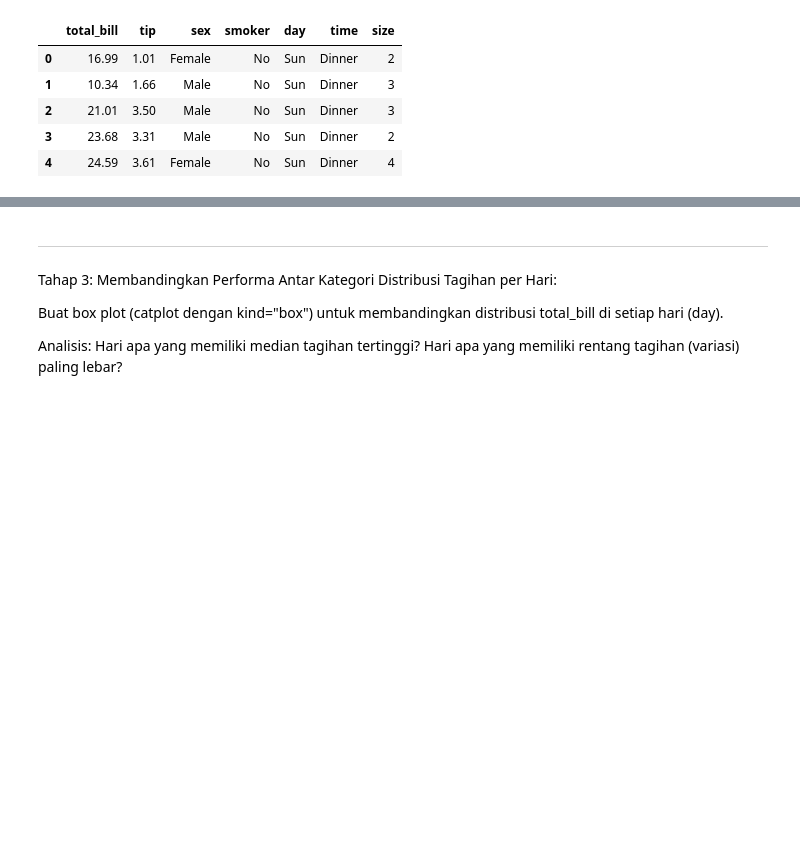
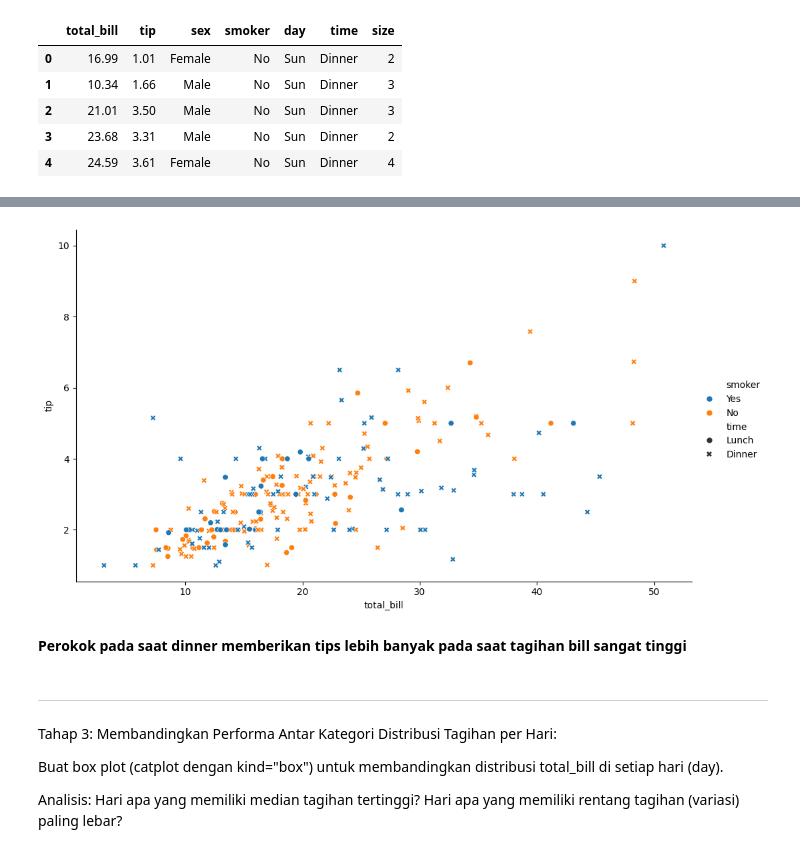
Before and after one commit to Aris0506/Python-Data-Analysis-Project-learning-journey, a Jupyter notebook: 00 mini project/07 Introduction to seaborn/analisis_eksplorasi_data_restoran.ipynb, the cells around one changed output, grey strips where cells are left out. Cells and saved outputs as stored; diff of their text form; code cells hidden in the pictures; blank space fills up the shorter version.

```diff
--- a/00 mini project/07 Introduction to seaborn/analisis_eksplorasi_data_restoran.ipynb
+++ b/00 mini project/07 Introduction to seaborn/analisis_eksplorasi_data_restoran.ipynb
@@ -47,3 +56,18 @@ Analisis: Dari plot gabungan ini, kelompok pelanggan mana (misalnya: perokok saa
+# %%
+sns.relplot(data=tips,
+            x='total_bill',
+            y='tip',
+            hue='smoker',
+            style='time',
+            kind='scatter',
+            height=6,
+            aspect=10/6)
+
+plt.show()
+# %% [output]
+[figure, added]
+# %% [markdown]
+**Perokok pada saat dinner memberikan tips lebih banyak pada saat tagihan bill sangat tinggi**
 # %% [markdown]
 ----
 
```
Also changed, not shown: parts of 3 cells of this notebook.
